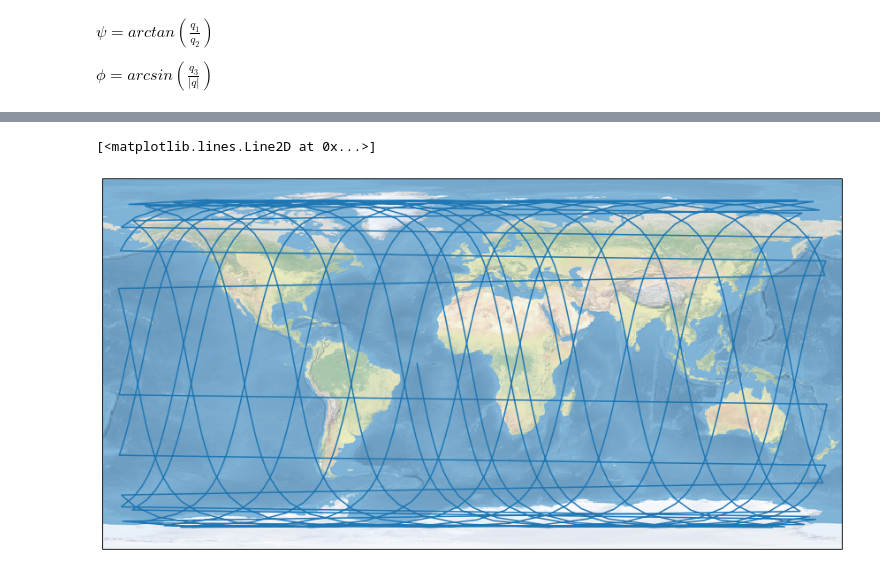
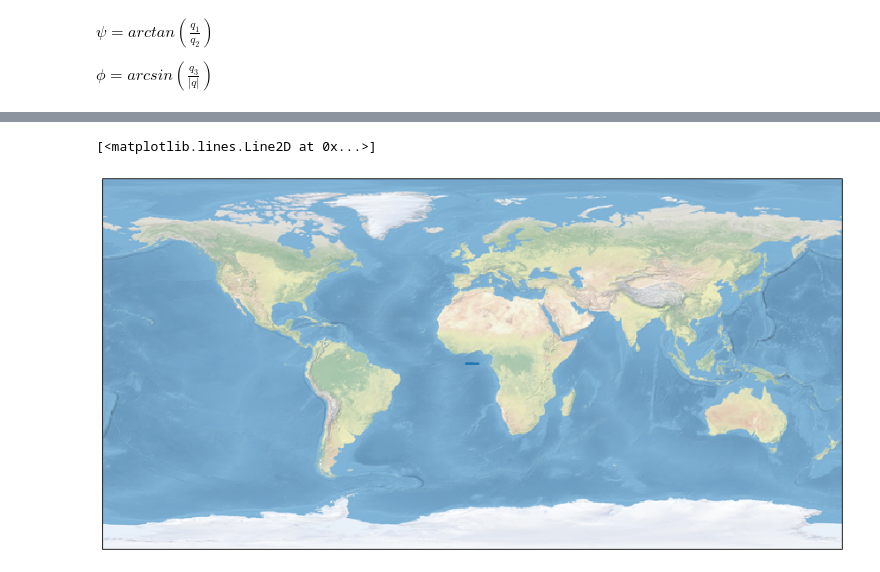
Before and after one commit to rickyle327/Math-Clinic-Fall-2019, a Jupyter notebook: Kepler-to-Equirect.ipynb, the cells around one changed output, grey strips where cells are left out. Saved outputs shown, nothing was run; the diff lists cells and outputs as text; code cells hidden in the pictures.

```diff
--- a/Kepler-to-Equirect.ipynb
+++ b/Kepler-to-Equirect.ipynb
@@ -109,16 +109,18 @@ circlexyz = lambda r, θ, ω : (r*np.sin(θ)*np.cos(ω), r*np.sin(θ)*np.sin(ω)
 # %%
 X = circlexyz( R, np.linspace(0, 2*np.pi, N), 0 )
 
-PP = 3 # Number of orbits we wish to simulate
-inclination = 1.449   # np.sin takes radians   83° × π/180 = 1.449rad
+PP = 2 # Number of orbits we wish to simulate
+inclination =  1.449   # np.sin takes radians   83° × π/180 = 1.449rad
 t = np.linspace(0, PP*P, 4*N) # time list, s
 E = t2E(e, H*t/a/b)      # eq. 25, eccentric anomaly list, radians
 x = a*(np.cos(E) - e)    # eq. 20, x-coordinate list
 y = b*np.sin(E)          # eq. 21, y-coordinate list
 q = xy2q(t, x, y, inclination, 0, np.pi/4)
+q1 = xy2q(t, x, y, inclination, np.pi/2, np.pi/4)
 f = plt.figure(figsize=(15,8))
 ax = [f.add_subplot(1,2,1,projection='3d'), f.add_subplot(1,2,2)]
 ax[0].plot(q[:,0], q[:,1], q[:,2], label='orbit')
+ax[0].plot(q1[:,0], q1[:,1], q1[:,2], label='orbit1')
 ax[0].plot(X[0], X[1], X[2], label='earth')
 ax[0].set_xlabel('q₁')
 #ax[0].set_xlim3d(-8, 8)
@@ -208,9 +302,9 @@ for i in range(0,np.size(slope)):
 # %%
 f = plt.figure(figsize=(15,8))
 ax = f.add_subplot(1,1,1)
 ax = plt.axes(projection=ccrs.PlateCarree())
 ax.stock_img()
-plt.plot(55*psi, 55*phi)
+plt.plot(psi, phi)
 # %% [output]
 [<matplotlib.lines.Line2D at 0x...>]
-[figure, old version]
+[figure, new version]
```
Also changed, not shown: parts of 12 cells of this notebook.
